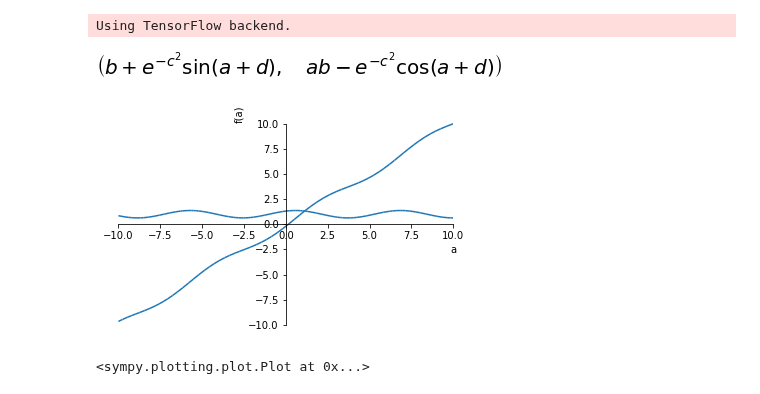
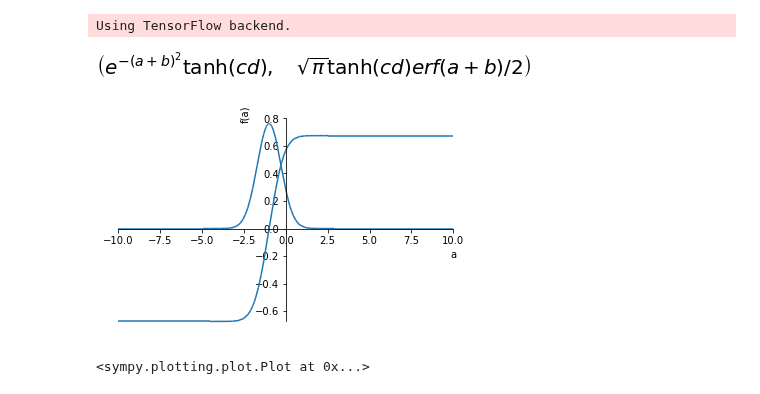
Before and after one commit to mammalwong/ml-study, a Jupyter notebook: integralnet-3.ipynb, the cells around one changed output. Cells and saved outputs as stored; diff of their text form; code cells hidden in the pictures.

```diff
--- a/integralnet-3.ipynb
+++ b/integralnet-3.ipynb
@@ -11,17 +11,17 @@ sympy.init_printing()
 Using TensorFlow backend.
 # %%
 a,b,c,d = sympy.symbols('a,b,c,d', real=True)
-F = sympy.exp(-(c)**2) * sympy.sin(a+d) + b
+F = sympy.exp(-(a+b)**2) * sympy.tanh(c*d)
 iF = F.integrate(a)
 lambda_F = sympy.lambdify((a,b,c,d), F)
 lambda_iF = sympy.lambdify((a,b,c,d), iF, modules=['numpy', {'erf': scipy.special.erf}])
 display((F, iF))
 # %% [output]
-[figure, old version]
+[figure, new version]
 # %%
 sympy.plot(F.subs({b:1,c:1,d:1}), iF.subs({b:1,c:1,d:1}))
 # %% [output]
-[figure, old version]
+[figure, new version]
 <sympy.plotting.plot.Plot at 0x...>
 # %%
 xtrain = (np.random.random((100000,4)) - 0.5) * 20
```
Also changed, not shown: parts of 3 cells of this notebook.
